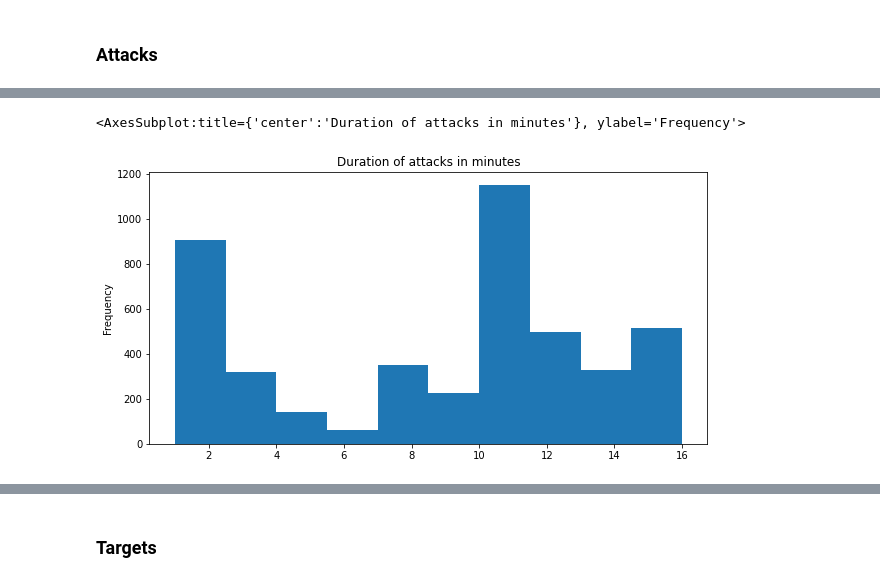
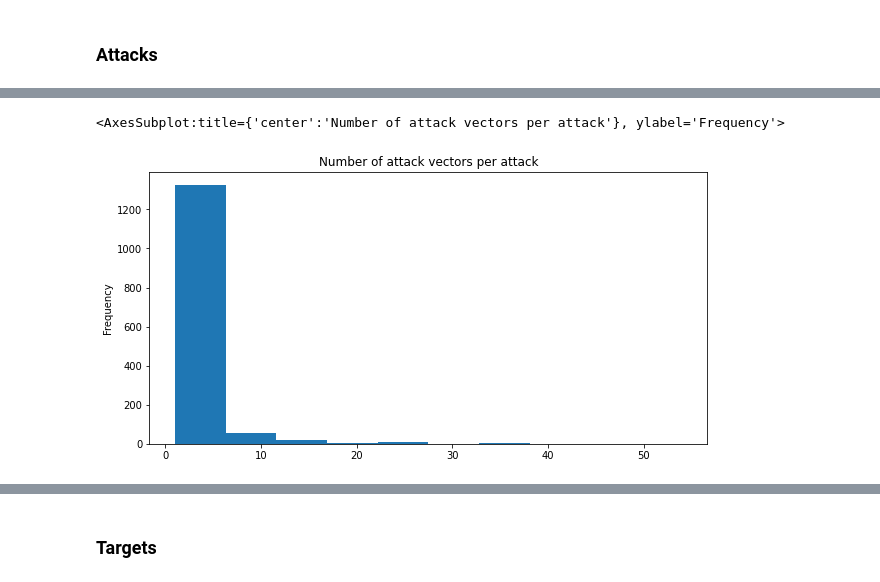
Before and after one commit to CAIDA/rsdos-crawler, a Jupyter notebook: docs/notebook-analyze.ipynb, the cells around one changed output, grey strips where cells are left out. Drawn from its saved outputs; the diff is of its cells as text; code cells hidden in the pictures.

```diff
--- a/docs/notebook-analyze.ipynb
+++ b/docs/notebook-analyze.ipynb
@@ -39,7 +42,7 @@ def date_parser(value):
     return value
 
 # get attacks
-attacks = [json.load(gzip.open(dump, "rt", encoding="utf-8"), object_hook=date_parser)["targets"] for dump in dumps]
+attacks = [json.load(gzip.open(dump, "rt", encoding="utf-8"), object_hook=date_parser)["attacks"] for dump in dumps]
 attacks = list(itertools.chain.from_iterable(attacks))
 attacks = pd.DataFrame(attacks)
 # %% [markdown]
@@ -74,0 +106,4 @@ durations.astype("timedelta64[m]").plot.hist(figsize=(10,5), title="Duration of
+# %%
+# get number of attack vectors per attack
+attack_vectors = attacks.attack_vectors.apply(lambda attack_vectors: len(attack_vectors))
+attack_vectors.describe()
@@ -75,9 +120,9 @@ durations.astype("timedelta64[m]").plot.hist(figsize=(10,5), title="Duration of
 # %%
-# get number of target lines per attack
-target_lines = attacks.target_lines.apply(lambda target_lines: len(target_lines))
-target_lines.plot.hist(figsize=(10,5), title="Duration of attacks in minutes")
+# get number of attack vectors per attack
+attack_vectors = attacks.attack_vectors.apply(lambda attack_vectors: len(attack_vectors))
+attack_vectors.plot.hist(figsize=(10,5), title="Number of attack vectors per attack")
 # %% [output]
-<AxesSubplot:title={'center':'Duration of attacks in minutes'}, ylabel='Frequency'>
+<AxesSubplot:title={'center':'Number of attack vectors per attack'}, ylabel='Frequency'>
-[figure, old version]
+[figure, new version]
 # %%
 # get time difference between target lines within attack which got merged
```
Also changed, not shown: parts of 26 cells of this notebook, 2 other files.
